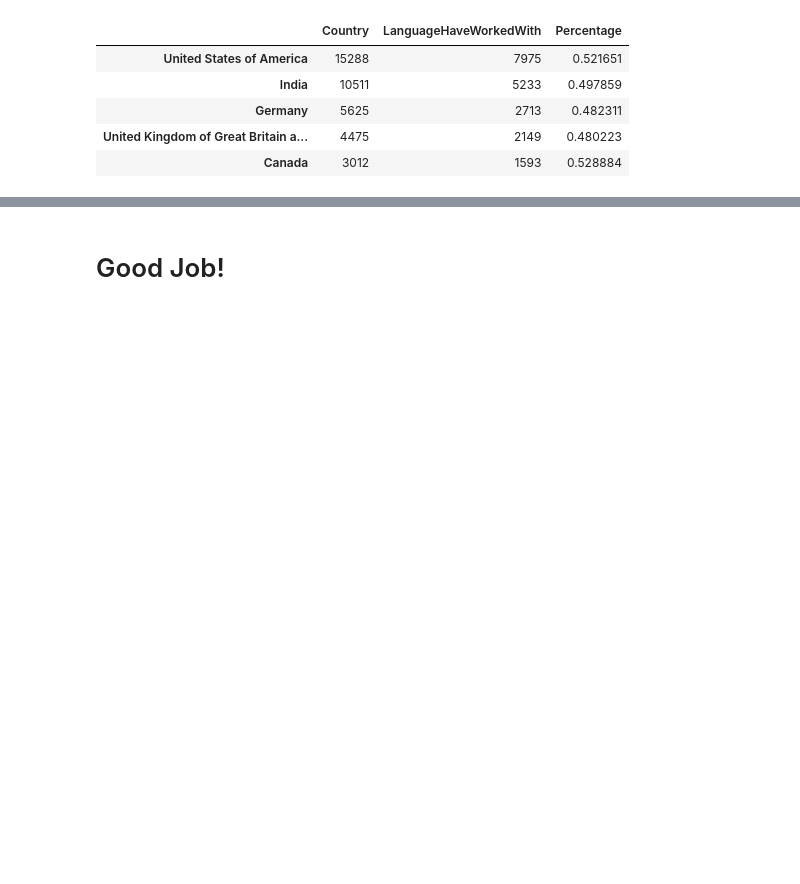
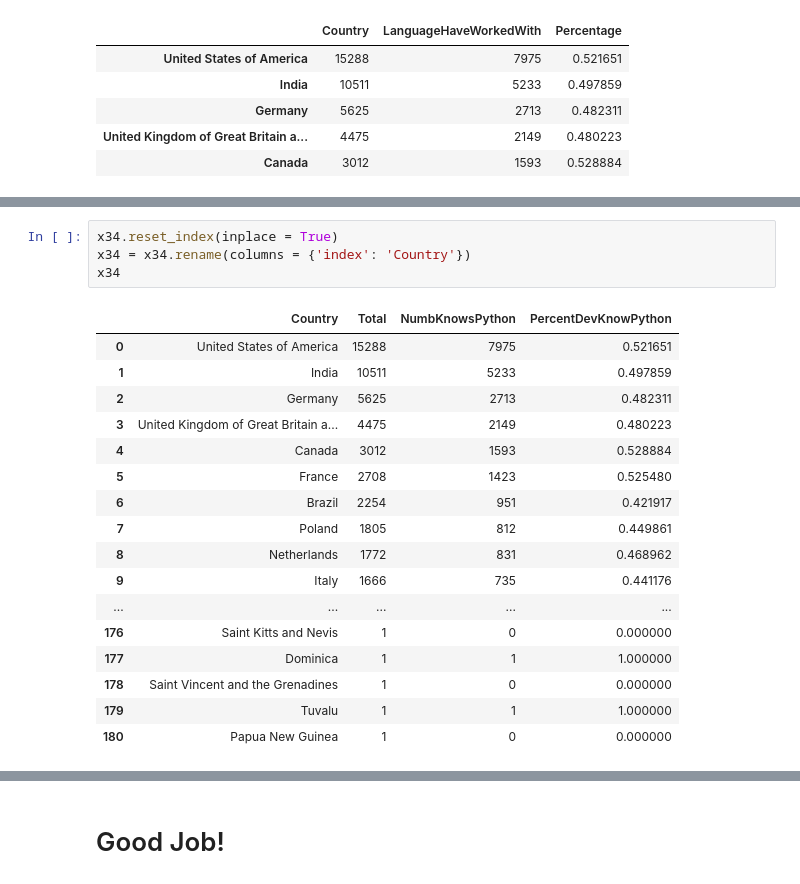
Before and after one commit to aayushkananu/Data-Science-Project, a Jupyter notebook: First_Project.ipynb, the cells around one changed output, grey strips where cells are left out. Drawn from its saved outputs; the diff is of its cells as text; blank space fills up the shorter version.

```diff
--- a/First_Project.ipynb
+++ b/First_Project.ipynb
@@ -403,3 +385,25 @@ python_df.head(50)
 | Nepal | 337 | 178 | 0.528190 |
 | Malaysia | 333 | 150 | 0.450450 |
 | Serbia | 310 | 109 | 0.351613 |
+# %%
+x34.reset_index(inplace = True)
+x34 = x34.rename(columns = {'index': 'Country'})
+x34
+# %% [output]
+|  | Country | Total | NumbKnowsPython | PercentDevKnowPython |
+| 0 | United States of America | 15288 | 7975 | 0.521651 |
+| 1 | India | 10511 | 5233 | 0.497859 |
+| 2 | Germany | 5625 | 2713 | 0.482311 |
+| 3 | United Kingdom of Great Britain a... | 4475 | 2149 | 0.480223 |
+| 4 | Canada | 3012 | 1593 | 0.528884 |
+| 5 | France | 2708 | 1423 | 0.525480 |
+| 6 | Brazil | 2254 | 951 | 0.421917 |
+| 7 | Poland | 1805 | 812 | 0.449861 |
+| 8 | Netherlands | 1772 | 831 | 0.468962 |
+| 9 | Italy | 1666 | 735 | 0.441176 |
+| ... | ... | ... | ... | ... |
+| 176 | Saint Kitts and Nevis | 1 | 0 | 0.000000 |
+| 177 | Dominica | 1 | 1 | 1.000000 |
+| 178 | Saint Vincent and the Grenadines | 1 | 0 | 0.000000 |
+| 179 | Tuvalu | 1 | 1 | 1.000000 |
+| 180 | Papua New Guinea | 1 | 0 | 0.000000 |
```
Also changed, not shown: parts of 4 cells of this notebook.
